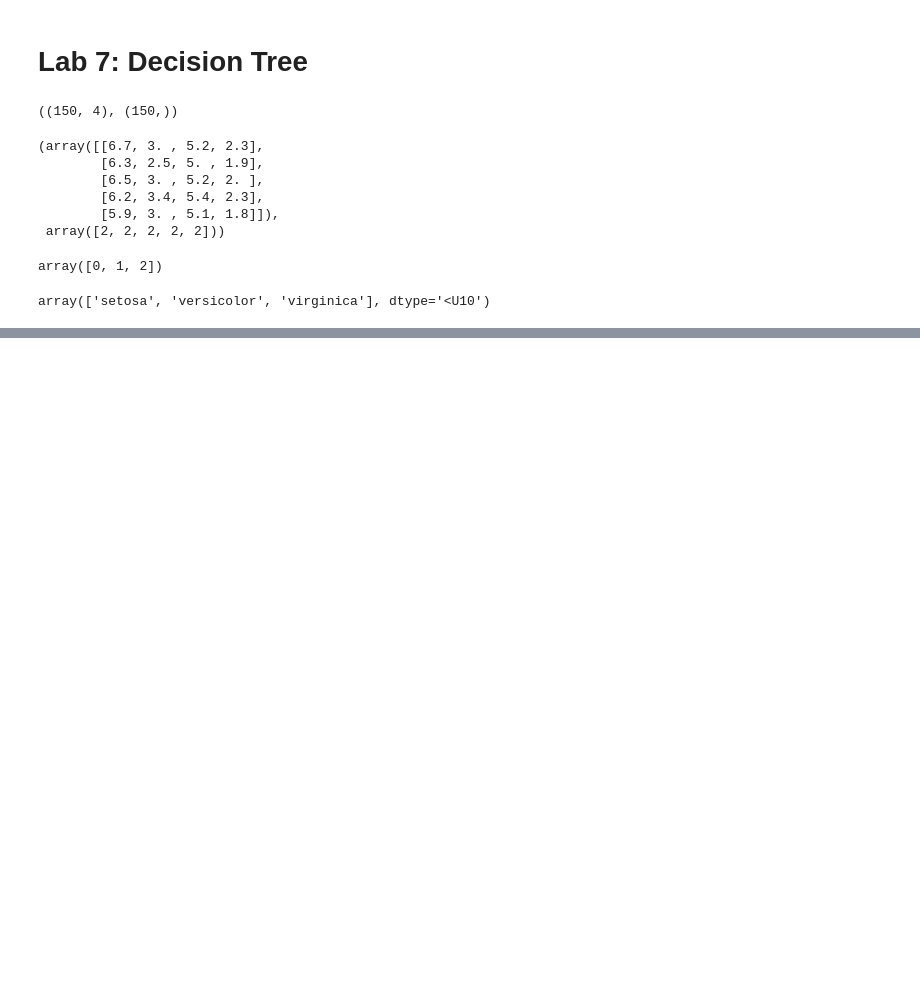
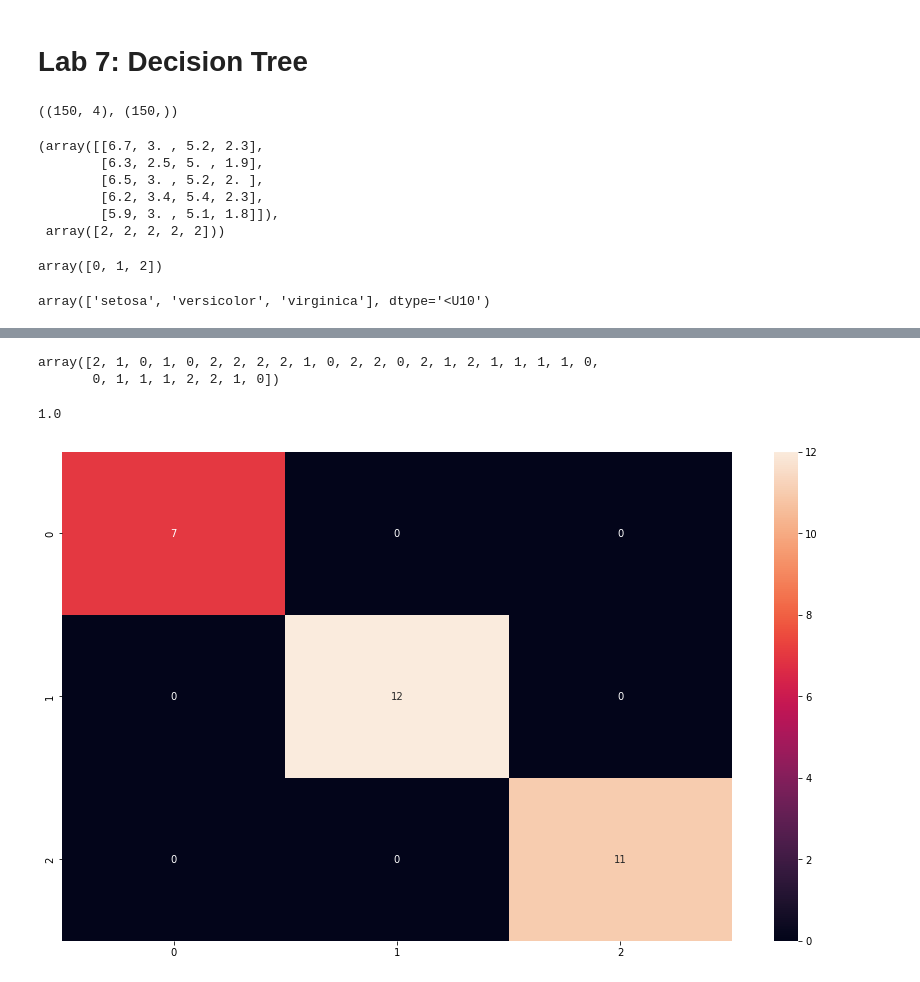
Before and after one commit to HarshitDawar55/JECRC-Training, a Jupyter notebook: JECRC LABS.ipynb, the cells around one changed output, grey strips where cells are left out. Saved outputs shown, nothing was run; the diff lists cells and outputs as text; code cells hidden in the pictures; blank space fills up the shorter version.

```diff
--- a/JECRC LABS.ipynb
+++ b/JECRC LABS.ipynb
@@ -1350,0 +1447,2 @@ array(['setosa', 'versicolor', 'virginica'], dtype='<U10')
+# %%
+classifier_knn = KNeighborsClassifier(n_neighbors = int(np.sqrt(x_train.shape[0])))
@@ -1350,0 +1460,18 @@ array(['setosa', 'versicolor', 'virginica'], dtype='<U10')
+# %%
+classifier_knn.fit(x_train, y_train)
+y_pred_knn = classifier_knn.predict(x_test)
+# %%
+y_pred_knn
+# %% [output]
+array([2, 1, 0, 1, 0, 2, 2, 2, 2, 1, 0, 2, 2, 0, 2, 1, 2, 1, 1, 1, 1, 0,
+       0, 1, 1, 1, 2, 2, 1, 0])
+# %%
+accuracy_score(y_test, y_pred_knn)
+# %% [output]
+1.0
+# %%
+plt.figure(figsize = (15, 9))
+sns.heatmap(confusion_matrix(y_test, y_pred_knn), annot = True)
+plt.show()
+# %% [output]
+[figure, added]
```
Also changed, not shown: parts of 48 cells of this notebook.
